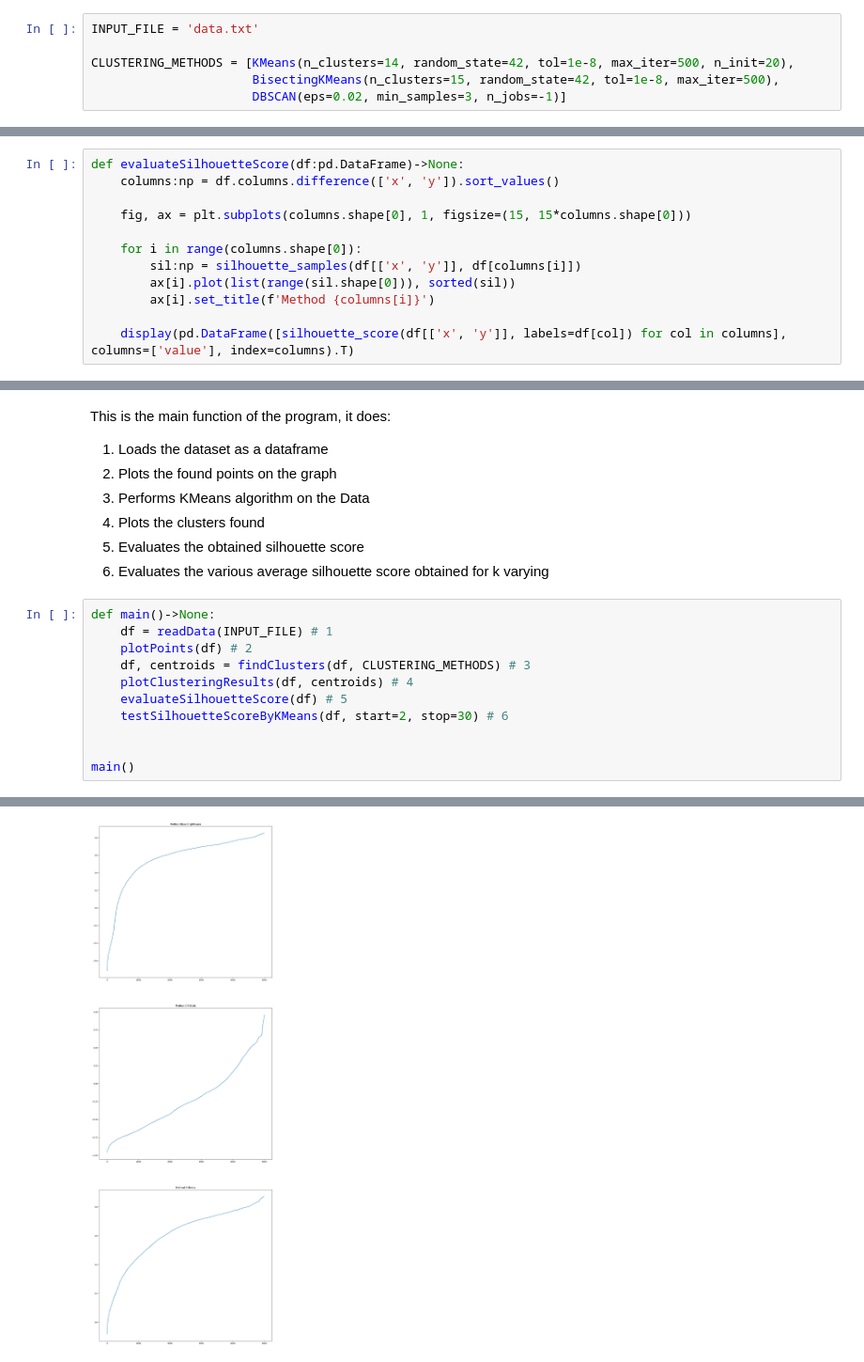
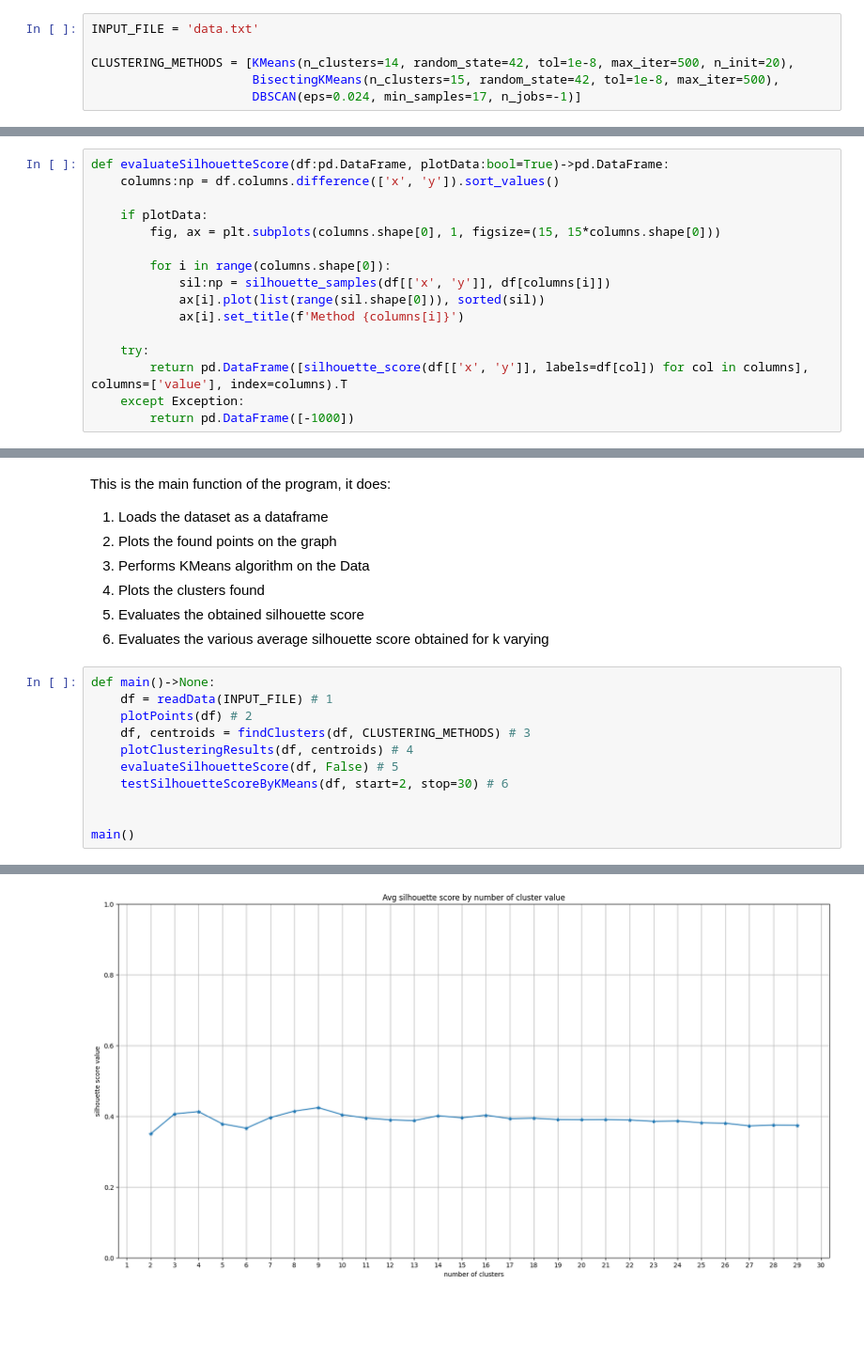
Before and after one commit to Nuzz23/01TWZSM_DataScienceLab, a Jupyter notebook: Lab/L10/E02/E02.ipynb, the cells around one changed output, grey strips where cells are left out. Shown at 94% size. Saved outputs shown, nothing was run; the diff lists cells and outputs as text; blank space fills up the shorter version.

```diff
--- a/Lab/L10/E02/E02.ipynb
+++ b/Lab/L10/E02/E02.ipynb
@@ -27,7 +27,7 @@ INPUT_FILE = 'data.txt'
 
 CLUSTERING_METHODS = [KMeans(n_clusters=14, random_state=42, tol=1e-8, max_iter=500, n_init=20),
                       BisectingKMeans(n_clusters=15, random_state=42, tol=1e-8, max_iter=500),
-                      DBSCAN(eps=0.02, min_samples=3, n_jobs=-1)]
+                      DBSCAN(eps=0.024, min_samples=17, n_jobs=-1)]
 # %% [markdown]
 # DATASET LOAD
 # %% [markdown]
@@ -124,17 +124,21 @@ coherently. <br> Create the chart for both your datasets and discuss the results
 the clustering performance that you expected looking at the scatter plots from the previous exercise,
 point 5?
 # %%
-def evaluateSilhouetteScore(df:pd.DataFrame)->None:
+def evaluateSilhouetteScore(df:pd.DataFrame, plotData:bool=True)->pd.DataFrame:
     columns:np = df.columns.difference(['x', 'y']).sort_values()
 
-    fig, ax = plt.subplots(columns.shape[0], 1, figsize=(15, 15*columns.shape[0]))
+    if plotData:
+        fig, ax = plt.subplots(columns.shape[0], 1, figsize=(15, 15*columns.shape[0]))
 
-    for i in range(columns.shape[0]):
-        sil:np = silhouette_samples(df[['x', 'y']], df[columns[i]])
-        ax[i].plot(list(range(sil.shape[0])), sorted(sil))
-        ax[i].set_title(f'Method {columns[i]}')
+        for i in range(columns.shape[0]):
+            sil:np = silhouette_samples(df[['x', 'y']], df[columns[i]])
+            ax[i].plot(list(range(sil.shape[0])), sorted(sil))
+            ax[i].set_title(f'Method {columns[i]}')
 
-    display(pd.DataFrame([silhouette_score(df[['x', 'y']], labels=df[col]) for col in columns], columns=['value'], index=columns).T)
+    try:
+        return pd.DataFrame([silhouette_score(df[['x', 'y']], labels=df[col]) for col in columns], columns=['value'], index=columns).T
+    except Exception:
+        return pd.DataFrame([-1000])
 # %% [markdown]
 # VARYING SILHOUETTE BY K MEANS
 # %% [markdown]
@@ -179,7 +183,7 @@ def main()->None:
     plotPoints(df) # 2
     df, centroids = findClusters(df, CLUSTERING_METHODS) # 3
     plotClusteringResults(df, centroids) # 4
-    evaluateSilhouetteScore(df) # 5
+    evaluateSilhouetteScore(df, False) # 5
     testSilhouetteScoreByKMeans(df, start=2, stop=30) # 6
 
 
@@ -192 +194 @@ main()
-[figure, old version]
+[figure, new version]
```
Also changed, not shown: parts of 4 cells of this notebook.
